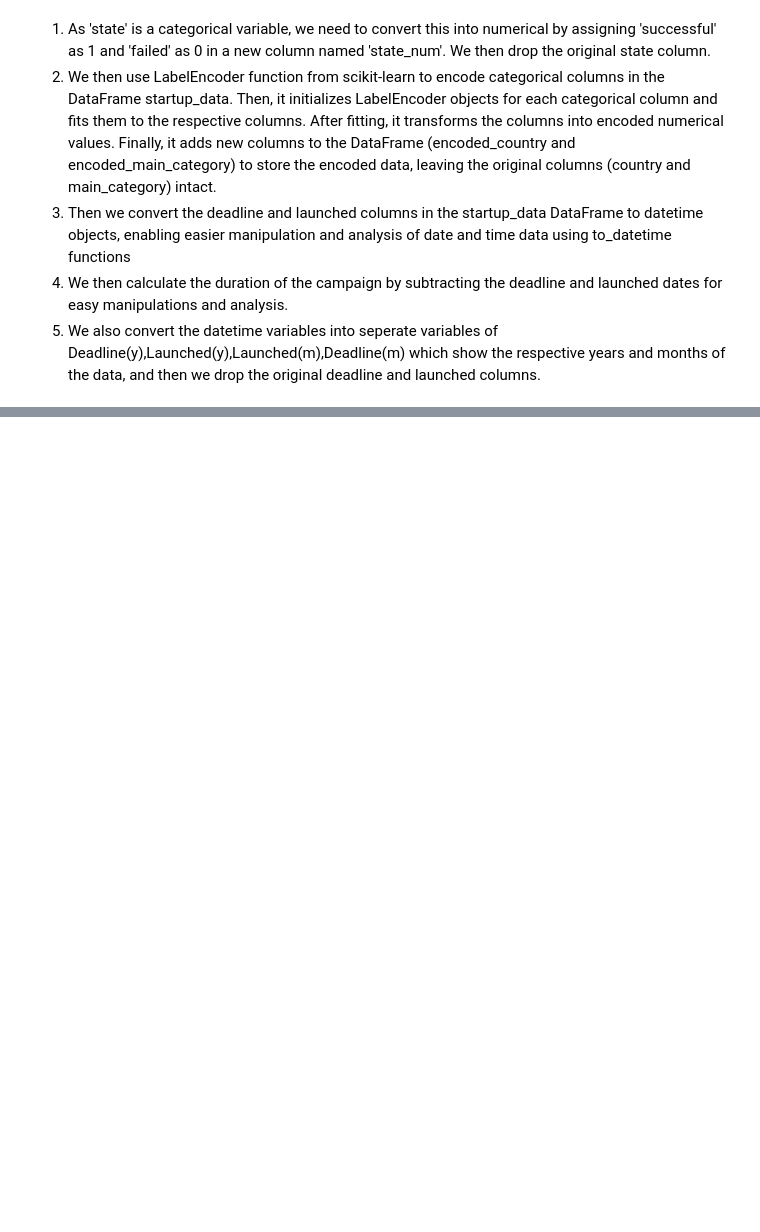
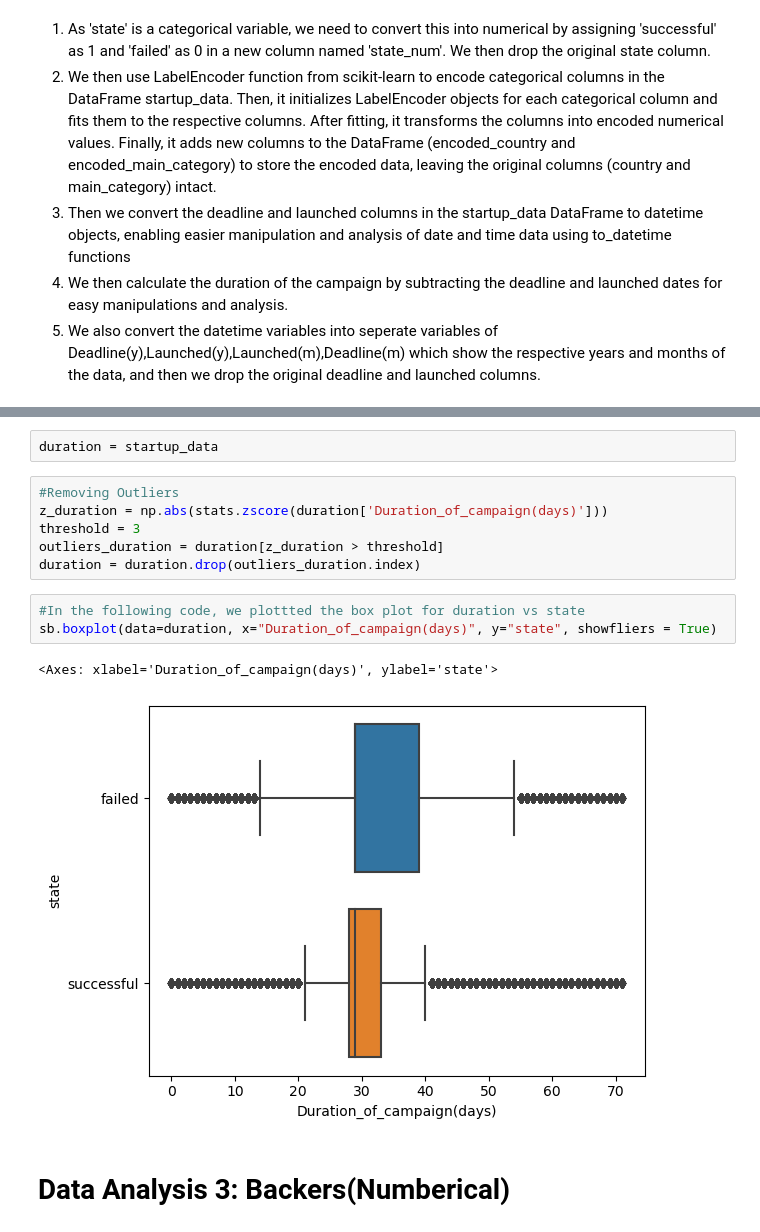
Before and after one commit to yongcake/SC1015-Project, a Jupyter notebook: Kickstarter Project Prediction.ipynb, the cells around one changed output, grey strips where cells are left out. Cells and saved outputs as stored; diff of their text form; blank space fills up the shorter version.

```diff
--- a/Kickstarter Project Prediction.ipynb
+++ b/Kickstarter Project Prediction.ipynb
@@ -67,0 +243,16 @@ startup_data
+# %%
+duration = startup_data
+# %%
+#Removing Outliers
+z_duration = np.abs(stats.zscore(duration['Duration_of_campaign(days)']))
+threshold = 3
+outliers_duration = duration[z_duration > threshold]
+duration = duration.drop(outliers_duration.index)
+# %%
+#In the following code, we plottted the box plot for duration vs state
+sb.boxplot(data=duration, x="Duration_of_campaign(days)", y="state", showfliers = True)
+# %% [output]
+<Axes: xlabel='Duration_of_campaign(days)', ylabel='state'>
+[figure, added]
+# %% [markdown]
+# Data Analysis 3: Backers(Numberical)
```
Also changed, not shown: parts of 39 cells of this notebook.
